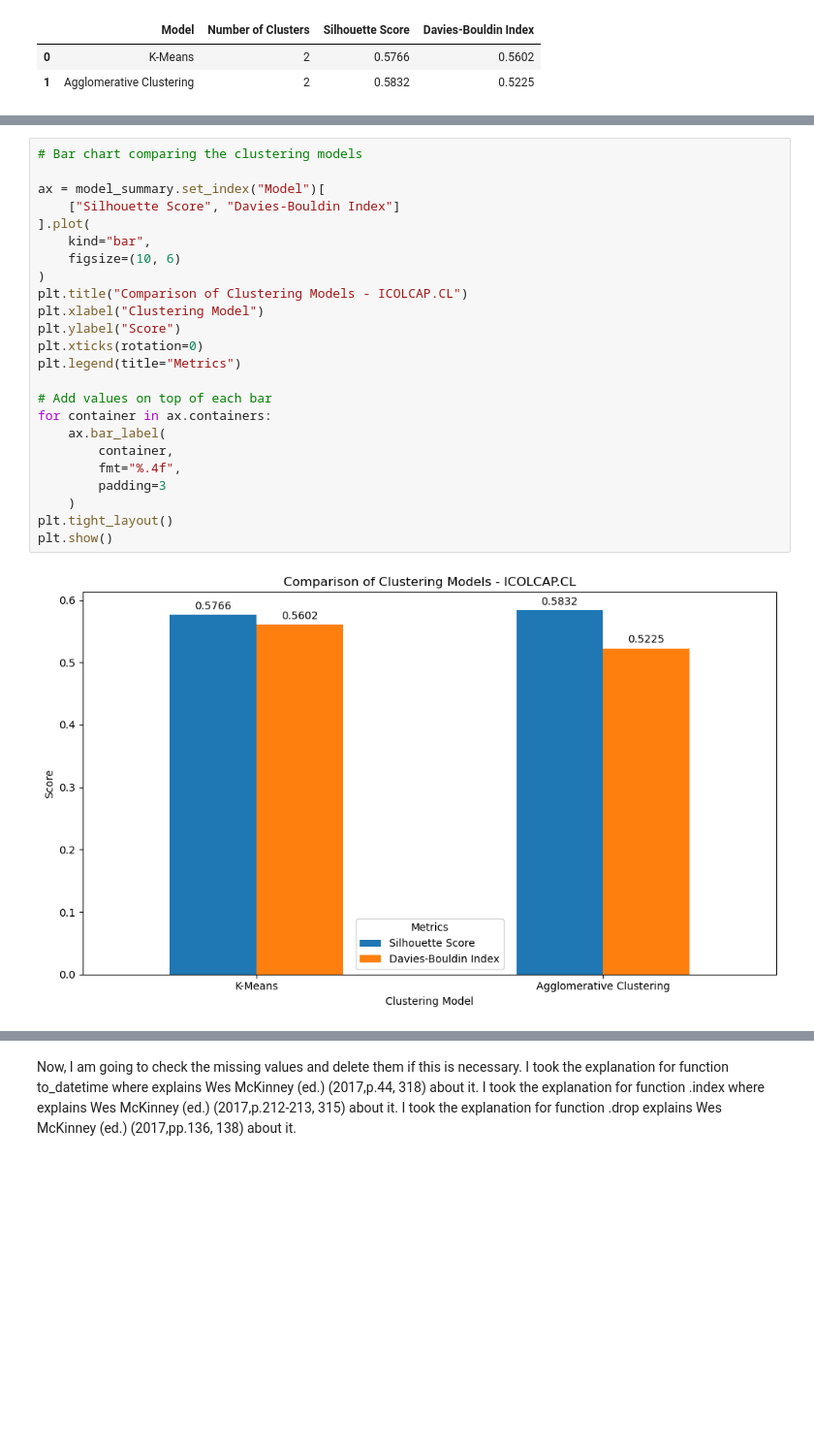
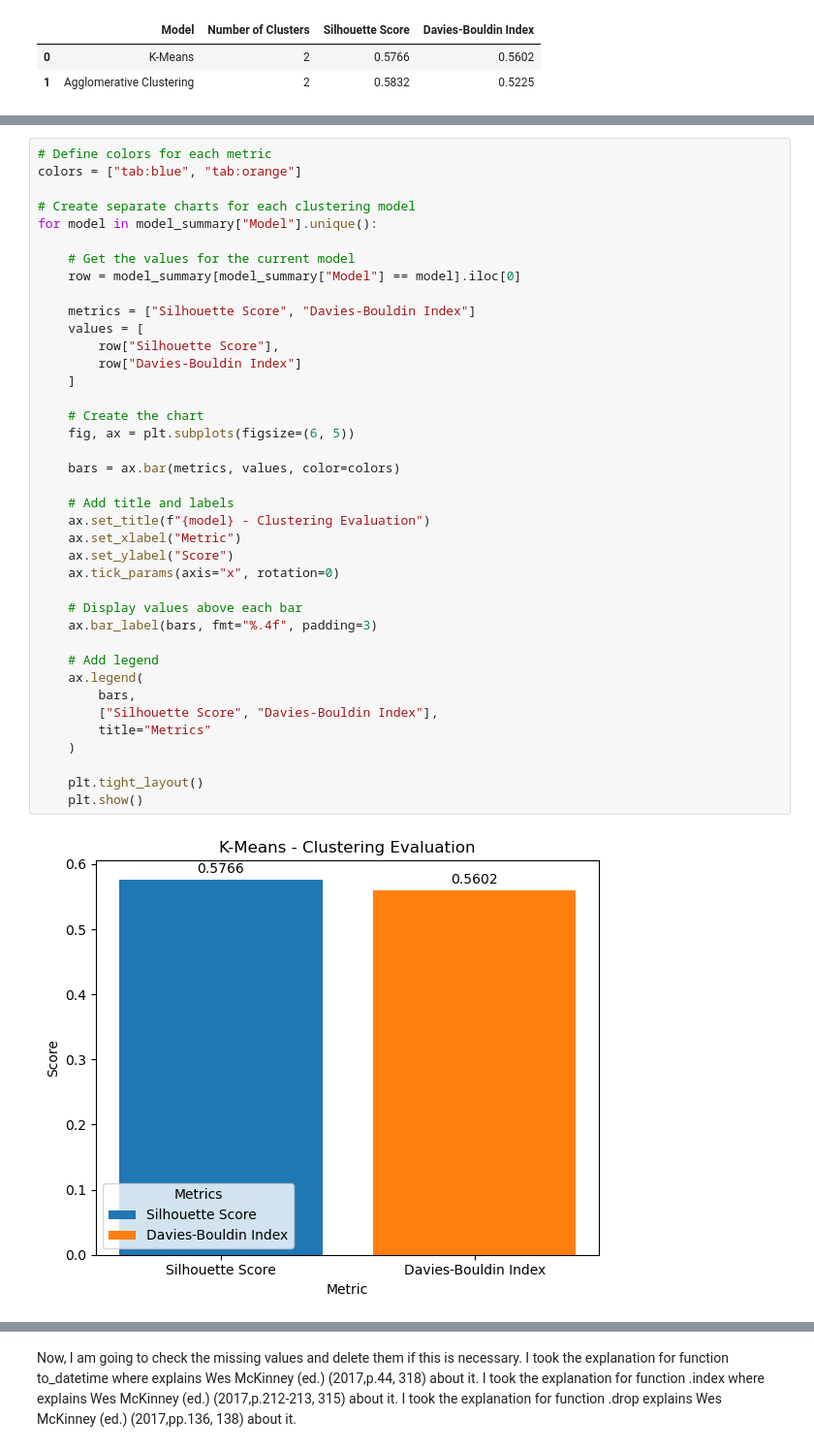
Before and after one commit to YuriBaquero2026/CA1MLB-2026234, a Jupyter notebook: Yuri_Baquero_CA1_MLB.ipynb, the cells around one changed output, grey strips where cells are left out. Shown at 97% size. Saved outputs shown, nothing was run; the diff lists cells and outputs as text; blank space fills up the shorter version.

```diff
--- a/Yuri_Baquero_CA1_MLB.ipynb
+++ b/Yuri_Baquero_CA1_MLB.ipynb
@@ -1245,26 +1284,41 @@ A detailed summary of the results obtained by applying the two clustering algori
 # %%
-# Bar chart comparing the clustering models
+# Define colors for each metric
+colors = ["tab:blue", "tab:orange"]
 
-ax = model_summary.set_index("Model")[
-    ["Silhouette Score", "Davies-Bouldin Index"]
-].plot(
-    kind="bar",
-    figsize=(10, 6)
-)
-plt.title("Comparison of Clustering Models - ICOLCAP.CL")
-plt.xlabel("Clustering Model")
-plt.ylabel("Score")
-plt.xticks(rotation=0)
-plt.legend(title="Metrics")
+# Create separate charts for each clustering model
+for model in model_summary["Model"].unique():
 
-# Add values on top of each bar
-for container in ax.containers:
-    ax.bar_label(
-        container,
-        fmt="%.4f",
-        padding=3
+    # Get the values for the current model
+    row = model_summary[model_summary["Model"] == model].iloc[0]
+
+    metrics = ["Silhouette Score", "Davies-Bouldin Index"]
+    values = [
+        row["Silhouette Score"],
+        row["Davies-Bouldin Index"]
+    ]
+
+    # Create the chart
+    fig, ax = plt.subplots(figsize=(6, 5))
+
+    bars = ax.bar(metrics, values, color=colors)
+
+    # Add title and labels
+    ax.set_title(f"{model} - Clustering Evaluation")
+    ax.set_xlabel("Metric")
+    ax.set_ylabel("Score")
+    ax.tick_params(axis="x", rotation=0)
+
+    # Display values above each bar
+    ax.bar_label(bars, fmt="%.4f", padding=3)
+
+    # Add legend
+    ax.legend(
+        bars,
+        ["Silhouette Score", "Davies-Bouldin Index"],
+        title="Metrics"
     )
-plt.tight_layout()
-plt.show()
+
+    plt.tight_layout()
+    plt.show()
 # %% [output]
-[figure, old version]
+[figure, new version]
```
Also changed, not shown: parts of 56 cells of this notebook.
